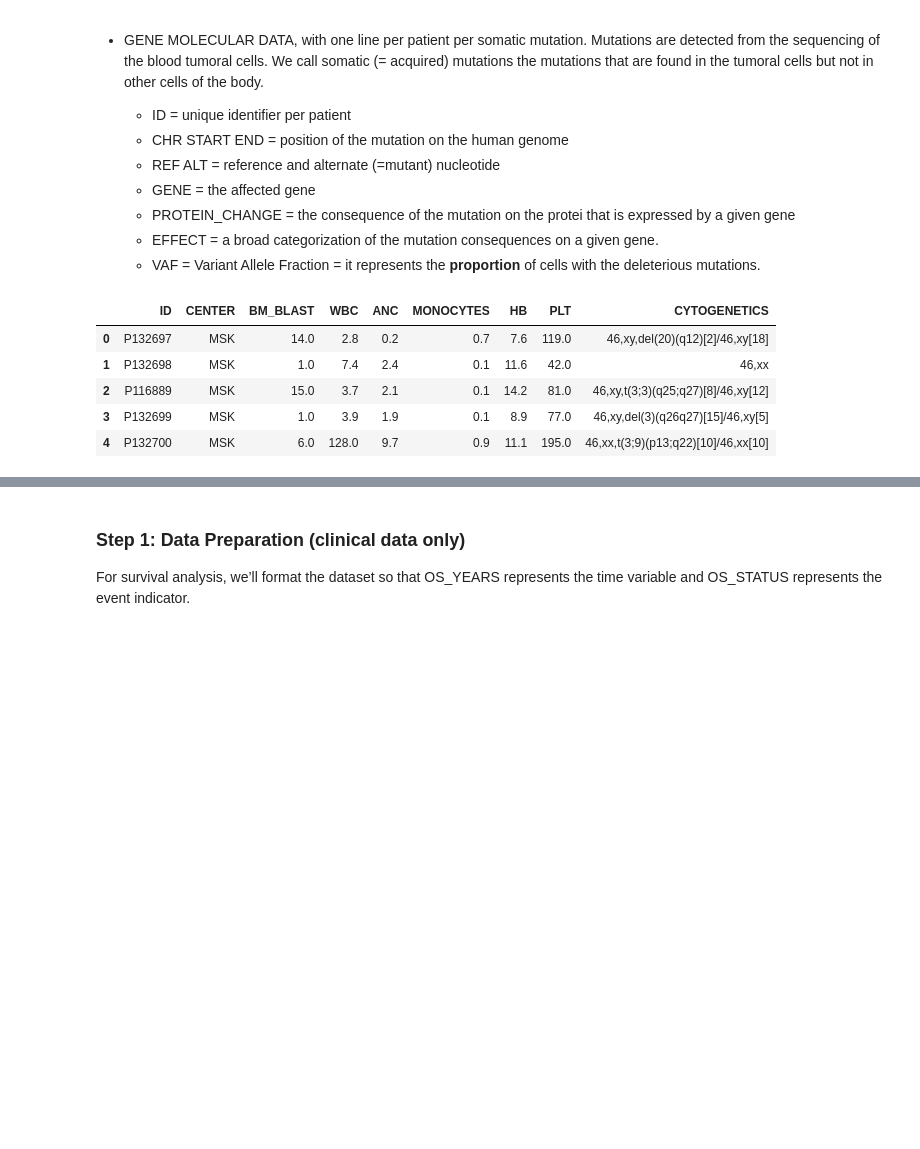
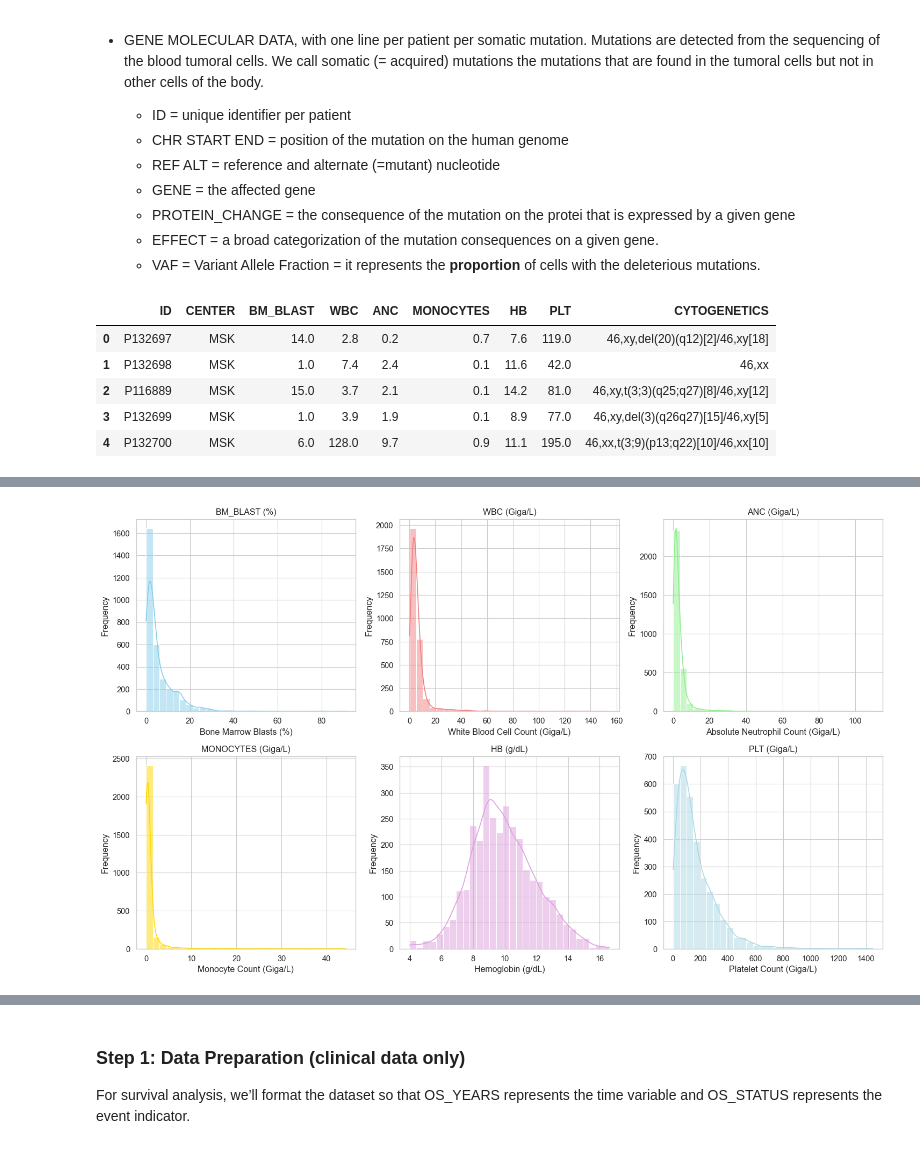
Before and after one commit to arthurdrk/QRT-Challenge-2025, a Jupyter notebook: src/exploration/Benchmark_nqBJ7fO.ipynb, the cells around one changed output, grey strips where cells are left out. Cells and saved outputs as stored; diff of their text form; code cells hidden in the pictures; blank space fills up the shorter version.

```diff
--- a/src/exploration/Benchmark_nqBJ7fO.ipynb
+++ b/src/exploration/Benchmark_nqBJ7fO.ipynb
@@ -91,0 +108,84 @@ maf_df.head()
+# %%
+import seaborn as sns
+import matplotlib.pyplot as plt
+
+sns.set_style("whitegrid")
+sns.set_context("paper", font_scale=1.2)
+
+########################################
+# FIGURE 1 — CLINICAL VARIABLES (sans CENTER)
+########################################
+
+fig1, axes = plt.subplots(2, 3, figsize=(15, 9))
+axes = axes.flatten()
+
+# BM_BLAST
+sns.histplot(df['BM_BLAST'].dropna(), bins=30, kde=True, ax=axes[0], color='skyblue')
+axes[0].set_title('BM_BLAST (%)')
+axes[0].set_xlabel('Bone Marrow Blasts (%)')
+axes[0].set_ylabel('Frequency')
+
+# WBC
+sns.histplot(df['WBC'].dropna(), bins=30, kde=True, ax=axes[1], color='lightcoral')
+axes[1].set_title('WBC (Giga/L)')
+axes[1].set_xlabel('White Blood Cell Count (Giga/L)')
+axes[1].set_ylabel('Frequency')
+
+# ANC
+sns.histplot(df['ANC'].dropna(), bins=30, kde=True, ax=axes[2], color='lightgreen')
+axes[2].set_title('ANC (Giga/L)')
+axes[2].set_xlabel('Absolute Neutrophil Count (Giga/L)')
+axes[2].set_ylabel('Frequency')
+
+# MONOCYTES
+sns.histplot(df['MONOCYTES'].dropna(), bins=30, kde=True, ax=axes[3], color='gold')
+axes[3].set_title('MONOCYTES (Giga/L)')
+axes[3].set_xlabel('Monocyte Count (Giga/L)')
+axes[3].set_ylabel('Frequency')
+
+# HB
+sns.histplot(df['HB'].dropna(), bins=30, kde=True, ax=axes[4], color='plum')
+axes[4].set_title('HB (g/dL)')
+axes[4].set_xlabel('Hemoglobin (g/dL)')
+axes[4].set_ylabel('Frequency')
+
+# PLT
+sns.histplot(df['PLT'].dropna(), bins=30, kde=True, ax=axes[5], color='lightblue')
+axes[5].set_title('PLT (Giga/L)')
+axes[5].set_xlabel('Platelet Count (Giga/L)')
+axes[5].set_ylabel('Frequency')
+
+plt.tight_layout()
+fig1.savefig('clinical_variables.pdf', format='pdf', bbox_inches='tight', dpi=300)
+fig1.savefig('clinical_variables.png', format='png', bbox_inches='tight', dpi=300)
+
+
+########################################
+# FIGURE 2 — SURVIVAL VARIABLES
+########################################
+
+fig2, axes2 = plt.subplots(1, 2, figsize=(12, 5))
+
+# OS_YEARS
+sns.histplot(target_df['OS_YEARS'].dropna(), bins=30, kde=True, ax=axes2[0], color='coral')
+axes2[0].set_title('OS_YEARS')
+axes2[0].set_xlabel('Overall Survival (Years)')
+axes2[0].set_ylabel('Frequency')
+
+# OS_STATUS
+os_status_labels = ['Alive', 'Dead']
+sns.countplot(x=target_df['OS_STATUS'].dropna(), ax=axes2[1],
+              palette=['lightgreen', 'lightcoral'])
+axes2[1].set_title('OS_STATUS')
+axes2[1].set_xlabel('Status')
+axes2[1].set_ylabel('Count')
+axes2[1].set_xticklabels(os_status_labels)
+
+plt.tight_layout()
+fig2.savefig('survival_outcomes.pdf', format='pdf', bbox_inches='tight', dpi=300)
+fig2.savefig('survival_outcomes.png', format='png', bbox_inches='tight', dpi=300)
+
+plt.show()
+
+print("Saved: clinical_variables.(pdf/png) and survival_outcomes.(pdf/png)")
+# %% [output]
@@ -91,0 +197 @@ maf_df.head()
+[figure, added]
```
Also changed, not shown: parts of 4 cells of this notebook, 34 other files.
